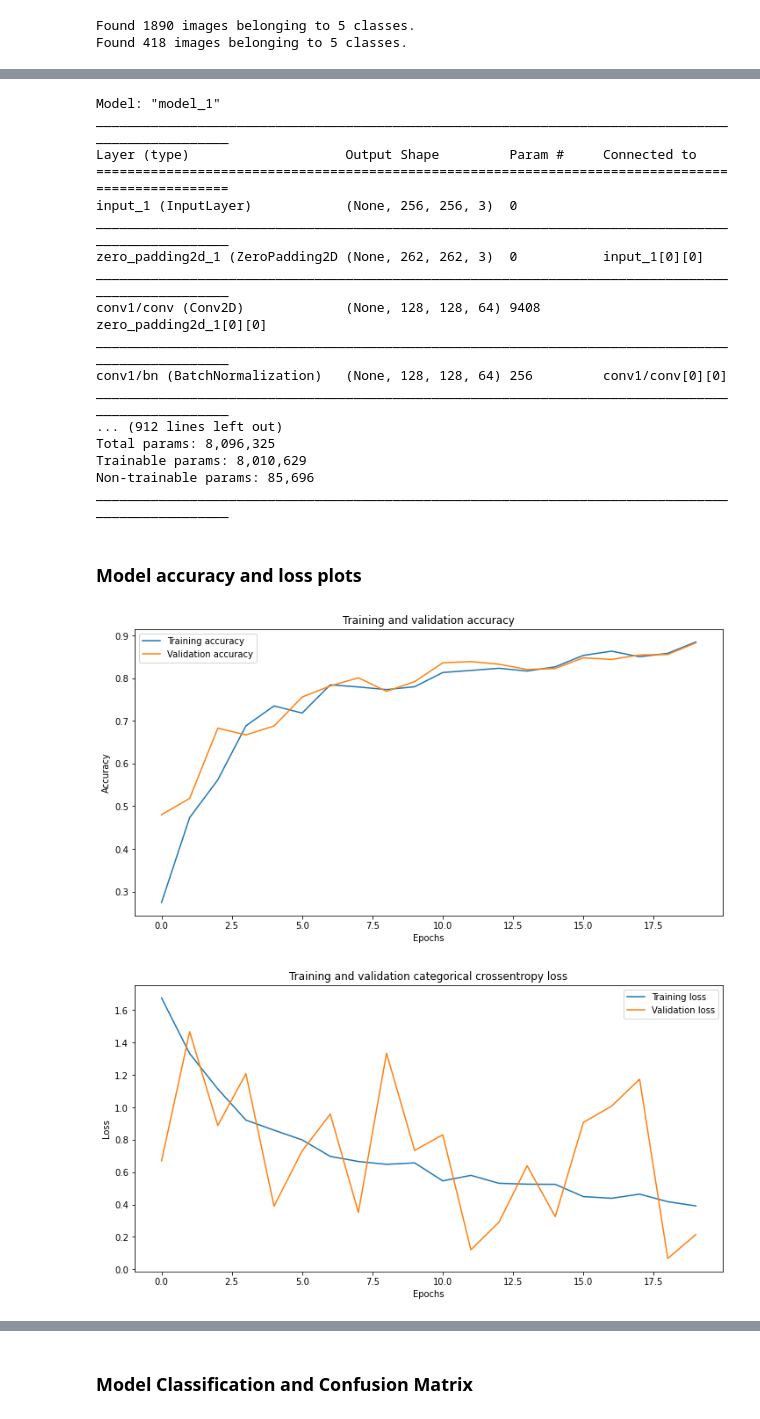
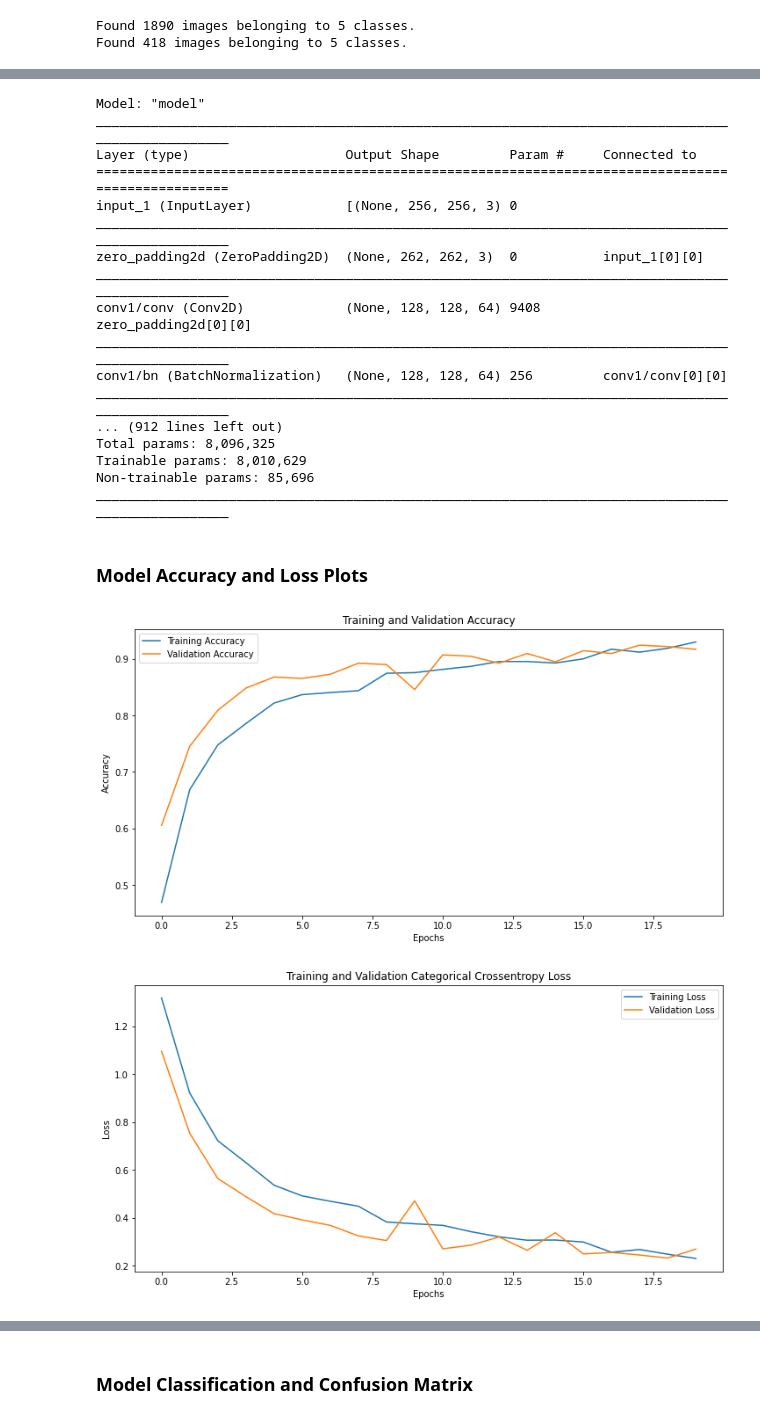
Before and after one commit to kaush77/Machine-Vision---Recyclable-Waste-Classification, a Jupyter notebook: DenseNet121_Model.ipynb, the cells around one changed output, grey strips where cells are left out. Cells and saved outputs as stored; diff of their text form; code cells hidden in the pictures.

```diff
--- a/DenseNet121_Model.ipynb
+++ b/DenseNet121_Model.ipynb
@@ -42,9 +45,10 @@ train_datagen = ImageDataGenerator(rescale=1./255,
                             shear_range=0.2,
                             zoom_range=0.2,
                             horizontal_flip=True,
+                            vertical_flip=True,
                             rotation_range=30,
-                            width_shift_range=0.2,
-                            height_shift_range=0.2)
+                            width_shift_range=0.3,
+                            height_shift_range=0.3)
 
 test_datagen = ImageDataGenerator(rescale=1./255)
 
@@ -83,7 +87,10 @@ model.compile(optimizer=optimizer, loss='categorical_crossentropy', metrics=['ac
 # %%
-model_history = model.fit_generator(train_generator,
-                steps_per_epoch=STEP_PER_EPOCHS, epochs=20,
-                validation_data=test_generator, validation_steps=STEP_PER_EPOCHS,
+STEP_PER_EPOCHS = train_generator.n//train_generator.batch_size
+STEP_SIZE_VALID = test_generator.n//test_generator.batch_size
+
+model_history = model.fit(train_generator,
+                steps_per_epoch=STEP_PER_EPOCHS, epochs=EPOCHS,
+                validation_data=test_generator, validation_steps=STEP_SIZE_VALID,
                 callbacks=[EarlyStopping(monitor='loss',patience=3,verbose=1)])
 # %% [output]
 Epoch 1/20
@@ -106,15 +113,15 @@ Epoch 20/20
 # %%
 model.summary()
 # %% [output]
-Model: "model_1"
+Model: "model"
 __________________________________________________________________________________________________
 Layer (type)                    Output Shape         Param #     Connected to
 ==================================================================================================
-input_1 (InputLayer)            (None, 256, 256, 3)  0
+input_1 (InputLayer)            [(None, 256, 256, 3) 0
 __________________________________________________________________________________________________
-zero_padding2d_1 (ZeroPadding2D (None, 262, 262, 3)  0           input_1[0][0]
+zero_padding2d (ZeroPadding2D)  (None, 262, 262, 3)  0           input_1[0][0]
 __________________________________________________________________________________________________
-conv1/conv (Conv2D)             (None, 128, 128, 64) 9408        zero_padding2d_1[0][0]
+conv1/conv (Conv2D)             (None, 128, 128, 64) 9408        zero_padding2d[0][0]
 __________________________________________________________________________________________________
 conv1/bn (BatchNormalization)   (None, 128, 128, 64) 256         conv1/conv[0][0]
 __________________________________________________________________________________________________
@@ -124,36 +131,36 @@ Trainable params: 8,010,629
 Non-trainable params: 85,696
 __________________________________________________________________________________________________
 # %% [markdown]
-### Model accuracy and loss plots
+### Model Accuracy and Loss Plots
 # %%
 plt.rcParams['figure.figsize'] = (12.0, 6.0)
 
 def model_performance_plot(history):
     hist = pd.DataFrame(history.history)
     hist['epoch'] = history.epoch
 
     plt.figure()
     plt.xlabel('Epochs')
     plt.ylabel('Accuracy')
-    plt.title('Training and validation accuracy')
-    plt.plot(hist['epoch'], hist['accuracy'],label='Training accuracy')
-    plt.plot(hist['epoch'], hist['val_accuracy'],label = 'Validation accuracy')
+    plt.title('Training and Validation Accuracy')
+    plt.plot(hist['epoch'], hist['accuracy'],label='Training Accuracy')
+    plt.plot(hist['epoch'], hist['val_accuracy'],label = 'Validation Accuracy')
     plt.legend()
 
 
     plt.figure()
     plt.xlabel('Epochs')
-    plt.title('Training and validation categorical crossentropy loss')
-    plt.plot(hist['epoch'], hist['loss'],label='Training loss')
-    plt.plot(hist['epoch'], hist['val_loss'],label = 'Validation loss')
+    plt.title('Training and Validation Categorical Crossentropy Loss')
+    plt.plot(hist['epoch'], hist['loss'],label='Training Loss')
+    plt.plot(hist['epoch'], hist['val_loss'],label = 'Validation Loss')
     plt.xlabel('Epochs')
     plt.ylabel('Loss')
     plt.legend()
     plt.show()
 
 
 model_performance_plot(model_history)
 # %% [output]
-[figure, old version]
+[figure, new version]
-[figure, old version]
+[figure, new version]
 # %% [markdown]
```
Also changed, not shown: parts of 17 cells of this notebook, 13 other files.
